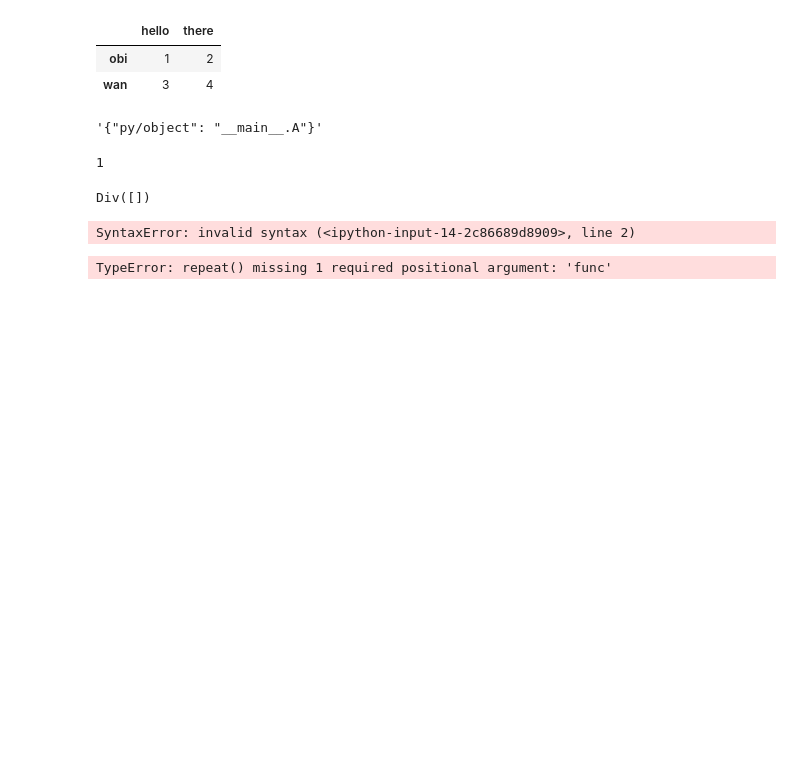
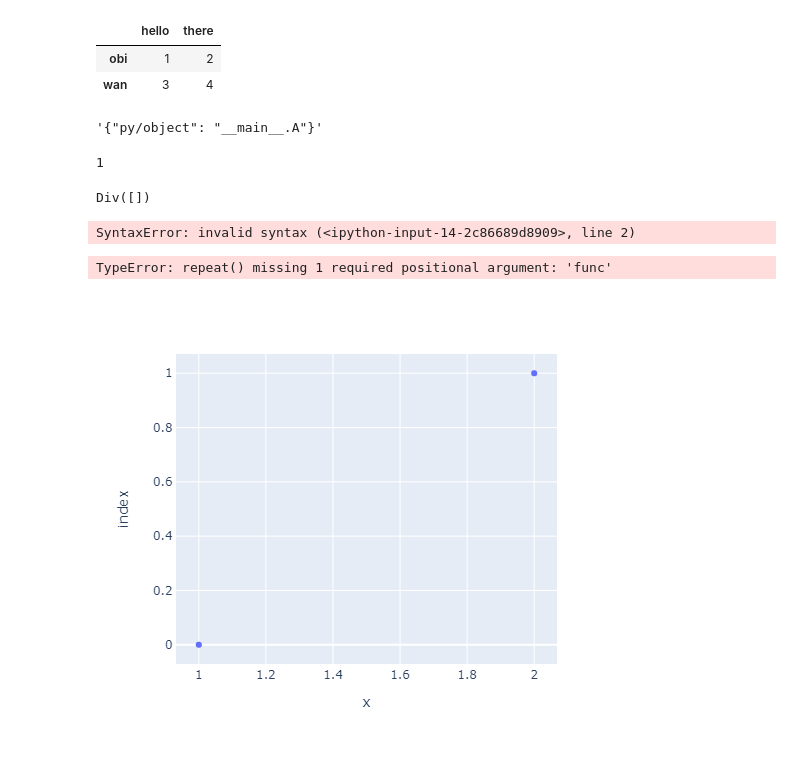
Before and after one commit to joeledwardson/Betfair-Dash-GUI, a Jupyter notebook: codedump.ipynb, the cells around one changed output. Drawn from its saved outputs; the diff is of its cells as text; code cells hidden in the pictures; blank space fills up the shorter version.

```diff
--- a/codedump.ipynb
+++ b/codedump.ipynb
@@ -379,0 +383,4 @@ repeat
+# %%
+px.scatter(pd.DataFrame([{'x': 1, 'y':1}, {'x':2, 'y':10}]), x='x')
+# %% [output]
+[figure, added]
```
Also changed, not shown: parts of 1 cell of this notebook, 1 other file.
